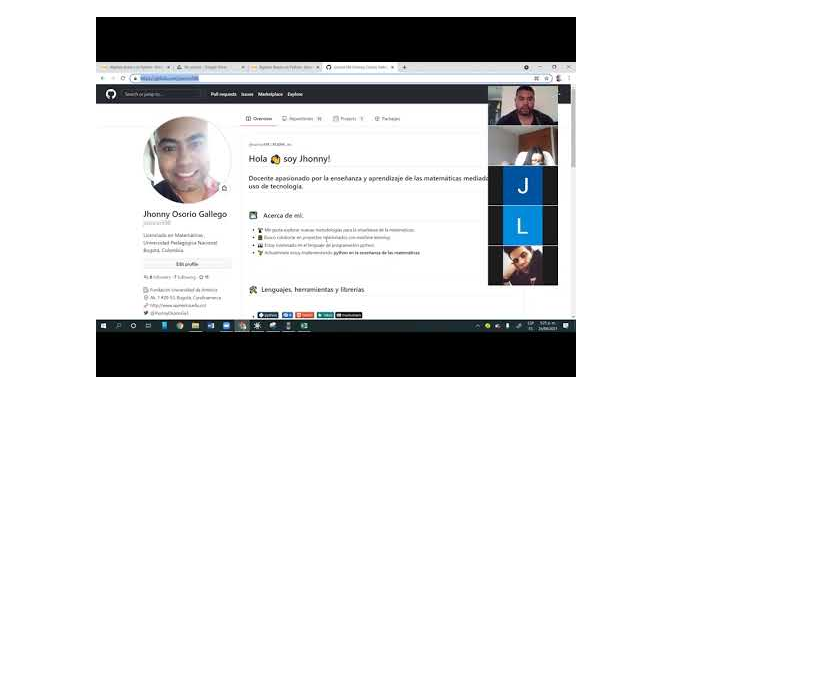
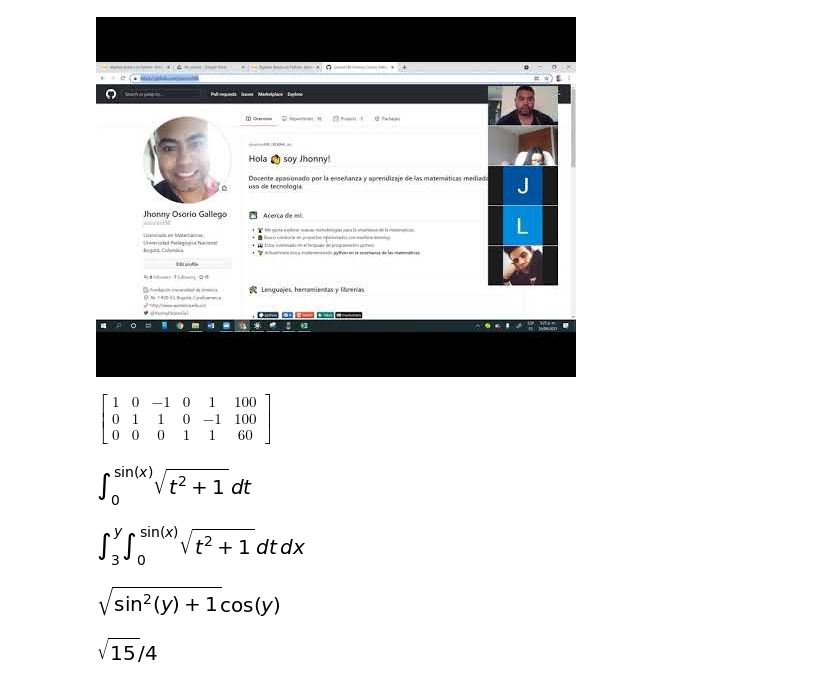
Before and after one commit to Santiago44mendez/ALGEBRA-LINEAL-CON-PYTHON, a Jupyter notebook: Álgebra_lineal_con_Python_Sistema_de_ecuaciones.ipynb, the cells around one changed output. Saved outputs shown, nothing was run; the diff lists cells and outputs as text; code cells hidden in the pictures; blank space fills up the shorter version.

```diff
--- a/Álgebra_lineal_con_Python_Sistema_de_ecuaciones.ipynb
+++ b/Álgebra_lineal_con_Python_Sistema_de_ecuaciones.ipynb
@@ -992,3 +987,30 @@ from IPython.display import YouTubeVideo
 YouTubeVideo('kx_YN7BYwE8', width=400)
 # %% [output]
 [figure]
+# %%
+A = Matrix([[1,0,-1,-1,0,40],[1,1,0,0,0,200],[0,1,1,0,-1,100]])
+A.rref(pivots=False)
+# %% [output]
+$\displaystyle \left[\begin{matrix}1 & 0 & -1 & 0 & 1 & 100\\0 & 1 & 1 & 0 & -1 & 100\\0 & 0 & 0 & 1 & 1 & 60\end{matrix}\right]$
+# %%
+t = Symbol("t")
+
+f = Integral(sqrt(1+t**2),(t,0,sin(x)))
+f
+# %% [output]
+[figure, added]
+# %%
+g = Integral(f,(x,3,y))
+g
+# %% [output]
+[figure, added]
+# %%
+dg = diff(g)
+ddg = diff(dg)
+ddg
+# %% [output]
+[figure, added]
+# %%
+ddg.subs(y,pi/6)
+# %% [output]
+[figure, added]
```
Also changed, not shown: parts of 3 cells of this notebook.
